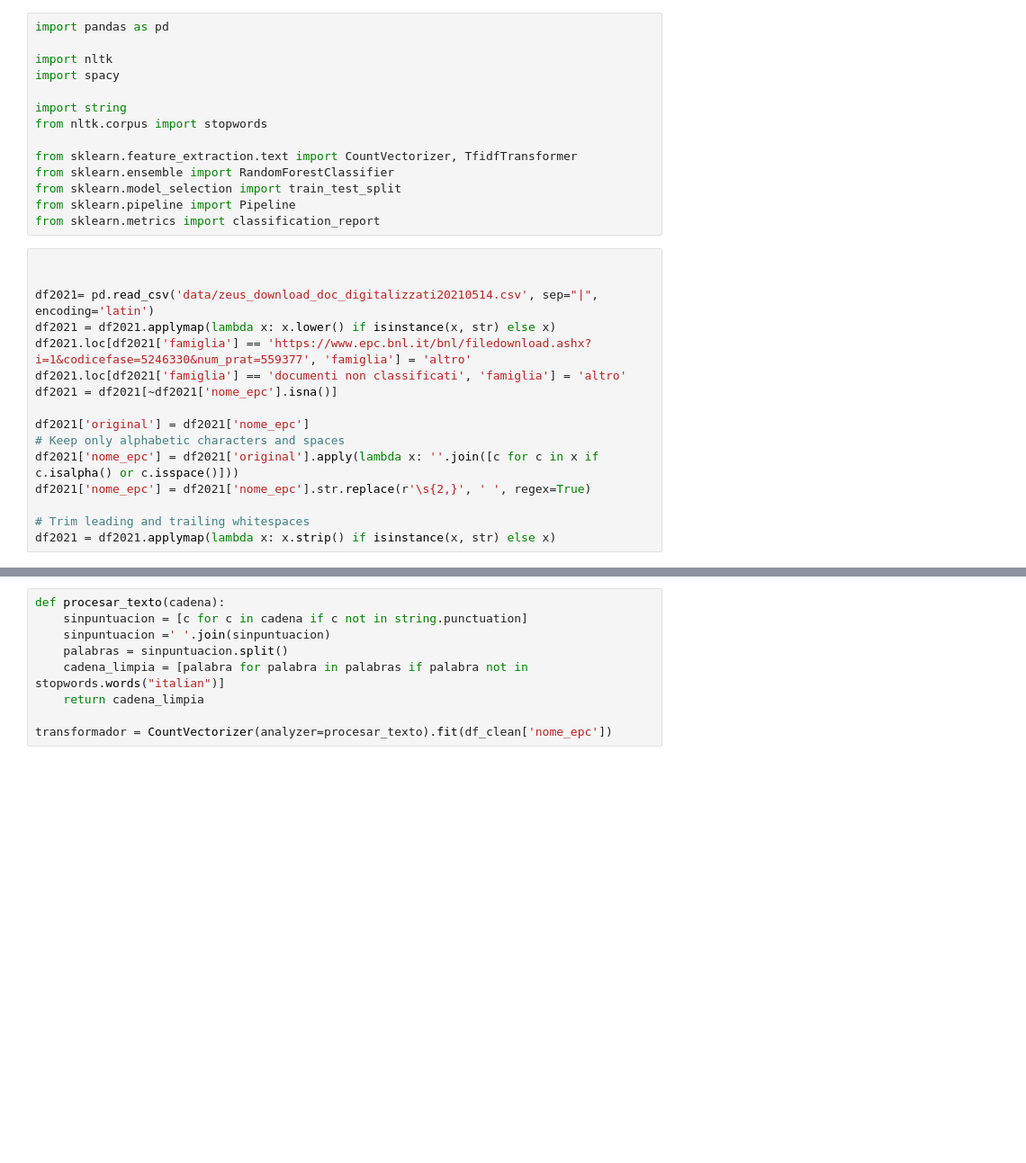
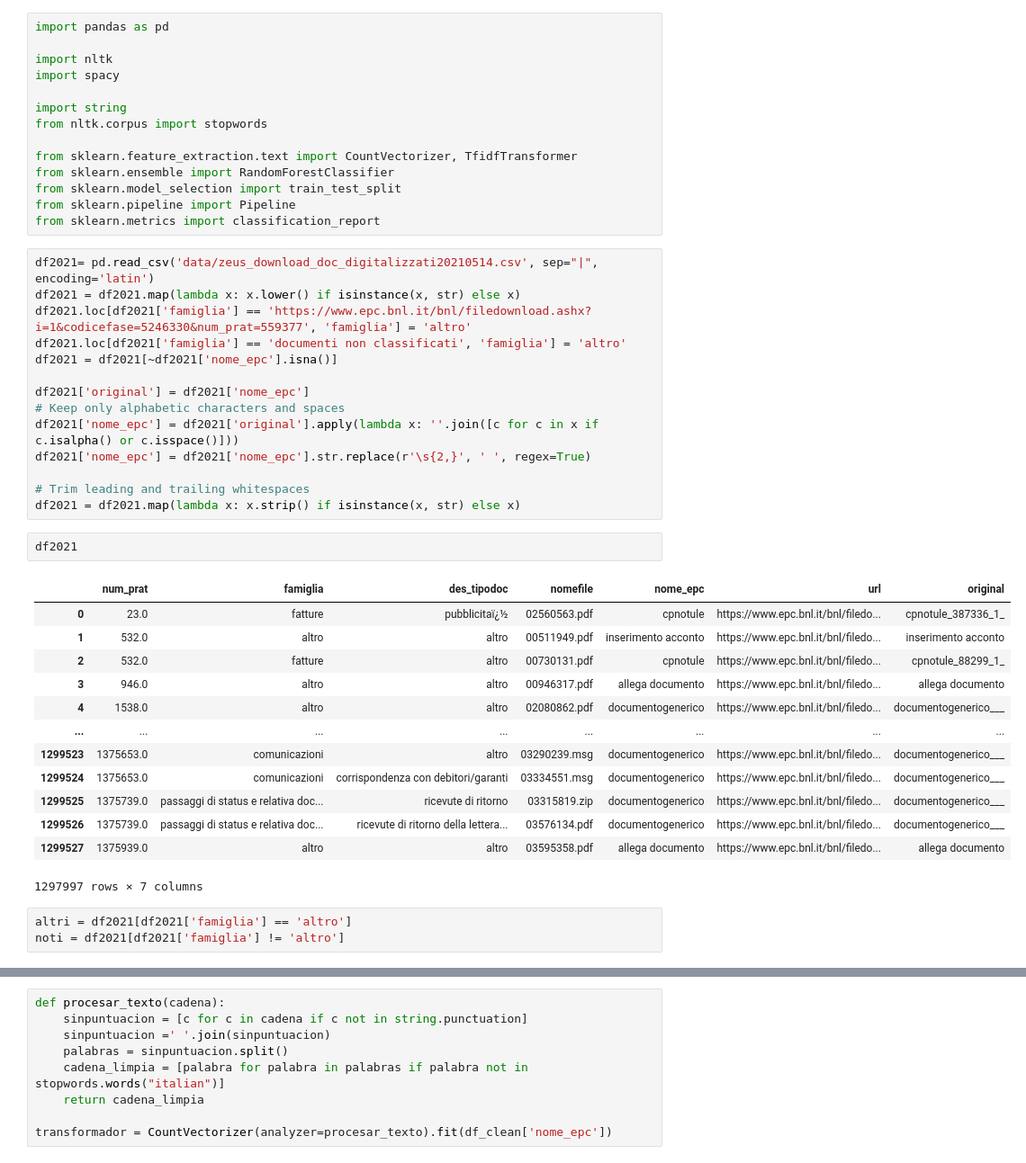
Before and after one commit to sdelliq/NLP, a Jupyter notebook: nlp.ipynb, the cells around one changed output, grey strips where cells are left out. Shown: that part at 90% size. Cells and saved outputs as stored; diff of their text form; blank space fills up the shorter version.

```diff
--- a/nlp.ipynb
+++ b/nlp.ipynb
@@ -13,10 +13,8 @@ from sklearn.model_selection import train_test_split
 from sklearn.pipeline import Pipeline
 from sklearn.metrics import classification_report
 # %%
-
-
 df2021= pd.read_csv('data/zeus_download_doc_digitalizzati20210514.csv', sep="|", encoding='latin')
-df2021 = df2021.applymap(lambda x: x.lower() if isinstance(x, str) else x)
+df2021 = df2021.map(lambda x: x.lower() if isinstance(x, str) else x)
 df2021.loc[df2021['famiglia'] == 'https://www.epc.bnl.it/bnl/filedownload.ashx?i=1&codicefase=5246330&num_prat=559377', 'famiglia'] = 'altro'
 df2021.loc[df2021['famiglia'] == 'documenti non classificati', 'famiglia'] = 'altro'
 df2021 = df2021[~df2021['nome_epc'].isna()]
@@ -27,4 +25,23 @@ df2021['nome_epc'] = df2021['original'].apply(lambda x: ''.join([c for c in x if
 df2021['nome_epc'] = df2021['nome_epc'].str.replace(r'\s{2,}', ' ', regex=True)
 
 # Trim leading and trailing whitespaces
-df2021 = df2021.applymap(lambda x: x.strip() if isinstance(x, str) else x)
+df2021 = df2021.map(lambda x: x.strip() if isinstance(x, str) else x)
+# %%
+df2021
+# %% [output]
+|  | num_prat | famiglia | des_tipodoc | nomefile | nome_epc | url | original |
+| 0 | 23.0 | fatture | pubblicitaï¿½ | 02560563.pdf | cpnotule | https://www.epc.bnl.it/bnl/filedo... | cpnotule_387336_1_ |
+| 1 | 532.0 | altro | altro | 00511949.pdf | inserimento acconto | https://www.epc.bnl.it/bnl/filedo... | inserimento acconto |
+| 2 | 532.0 | fatture | altro | 00730131.pdf | cpnotule | https://www.epc.bnl.it/bnl/filedo... | cpnotule_88299_1_ |
+| 3 | 946.0 | altro | altro | 00946317.pdf | allega documento | https://www.epc.bnl.it/bnl/filedo... | allega documento |
+| 4 | 1538.0 | altro | altro | 02080862.pdf | documentogenerico | https://www.epc.bnl.it/bnl/filedo... | documentogenerico___ |
+| ... | ... | ... | ... | ... | ... | ... | ... |
+| 1299523 | 1375653.0 | comunicazioni | altro | 03290239.msg | documentogenerico | https://www.epc.bnl.it/bnl/filedo... | documentogenerico___ |
+| 1299524 | 1375653.0 | comunicazioni | corrispondenza con debitori/garanti | 03334551.msg | documentogenerico | https://www.epc.bnl.it/bnl/filedo... | documentogenerico___ |
+| 1299525 | 1375739.0 | passaggi di status e relativa doc... | ricevute di ritorno | 03315819.zip | documentogenerico | https://www.epc.bnl.it/bnl/filedo... | documentogenerico___ |
+| 1299526 | 1375739.0 | passaggi di status e relativa doc... | ricevute di ritorno della lettera... | 03576134.pdf | documentogenerico | https://www.epc.bnl.it/bnl/filedo... | documentogenerico___ |
+| 1299527 | 1375939.0 | altro | altro | 03595358.pdf | allega documento | https://www.epc.bnl.it/bnl/filedo... | allega documento |
+1297997 rows × 7 columns
+# %%
+altri = df2021[df2021['famiglia'] == 'altro']
+noti = df2021[df2021['famiglia'] != 'altro']
```
Also changed, not shown: parts of 31 cells of this notebook.
